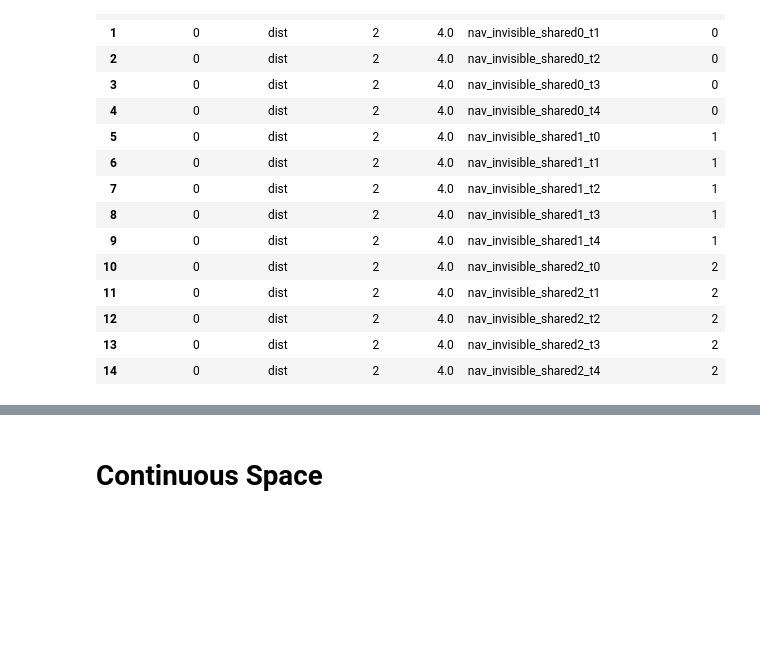
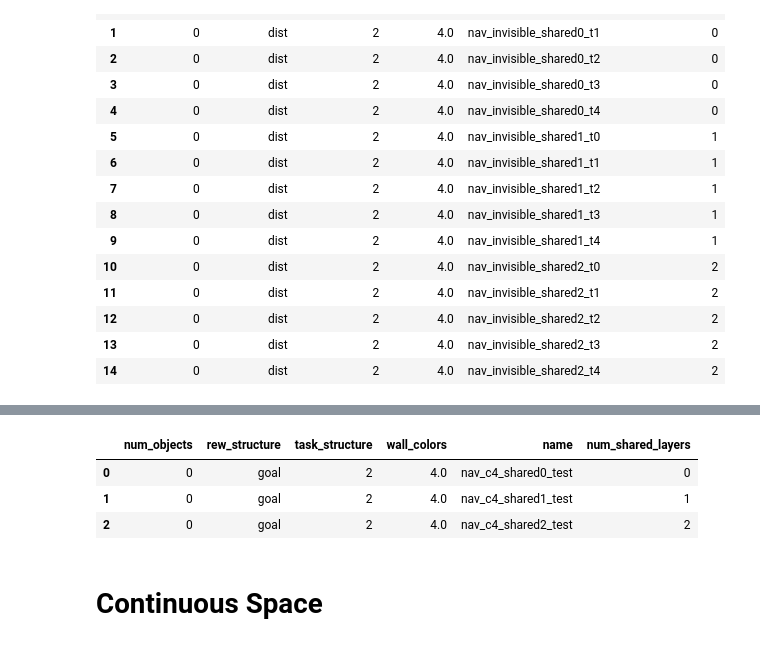
Before and after one commit to liuandrew/training-rl-algo, a Jupyter notebook: write_and_test/write_experiments.ipynb, the cells around one changed output, grey strips where cells are left out. Drawn from its saved outputs; the diff is of its cells as text; code cells hidden in the pictures; blank space fills up the shorter version.

```diff
--- a/write_and_test/write_experiments.ipynb
+++ b/write_and_test/write_experiments.ipynb
@@ -726,0 +779,39 @@ for shared in num_shared_layers:
+# %%
+num_shared_layers = [0, 1, 2]
+num_trials = 5
+rows = []
+for shared in num_shared_layers:
+    exp_name = f'nav_c4_shared{shared}_test'
+
+    env_kwargs = {'num_objects': 0, 'rew_structure': 'goal',
+                  'task_structure': 2, 'wall_colors': 4.0}
+    row = env_kwargs.copy()
+    row['name'] = exp_name
+    row['num_shared_layers'] = shared
+
+    rows.append(row)
+    config = {
+        'wandb_project_name': 'Nav_Shared_Layers',
+        'exp_name': exp_name,
+        'save_name': exp_name,
+        'num_env_steps': 1000,
+        'env_name': 'NavEnv-v0',
+        'algo': 'ppo',
+        'num_mini_batch': 1,
+        'num_processes': 1,
+        'recurrent': True,
+        'seed': i,
+        'no_cuda': True,
+        'env_kwargs': env_kwargs,
+        'nn_base': 'FlexBase',
+        'nn_base_kwargs': {'num_shared_layers': shared}
+    }
+
+    pickle.dump(config, open('../experiment_configs/' + exp_name, 'wb'))
+
+pd.DataFrame(rows)
+# %% [output]
+|  | num_objects | rew_structure | task_structure | wall_colors | name | num_shared_layers |
+| 0 | 0 | goal | 2 | 4.0 | nav_c4_shared0_test | 0 |
+| 1 | 0 | goal | 2 | 4.0 | nav_c4_shared1_test | 1 |
+| 2 | 0 | goal | 2 | 4.0 | nav_c4_shared2_test | 2 |
```
Also changed, not shown: parts of 2 cells of this notebook, 4 other files.
